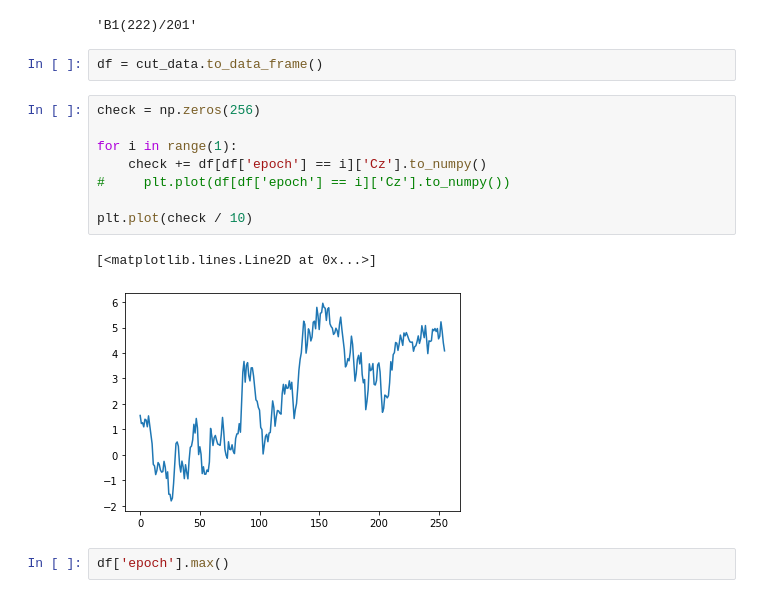
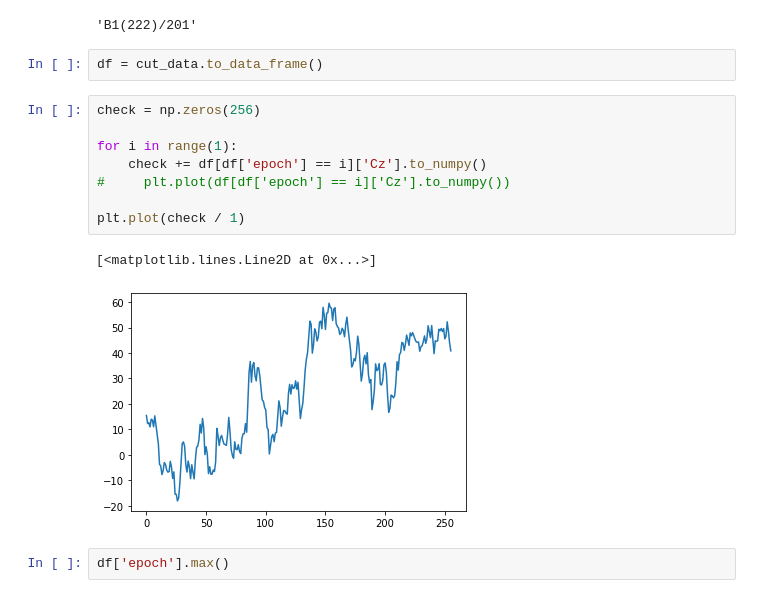
Before and after one commit to NTX-McGill/Neurotech-2023, a Jupyter notebook: siggy_ml/Exploratory Notebook.ipynb, the cells around one changed output. Cells and saved outputs as stored; diff of their text form.

```diff
--- a/siggy_ml/Exploratory Notebook.ipynb
+++ b/siggy_ml/Exploratory Notebook.ipynb
@@ -104,19 +104,19 @@ cut_data.event_id
 list(cut_data[1].event_id.keys())[0]
 # %% [output]
 'B1(222)/201'
-# %%
-df = cut_data.to_data_frame()
-# %%
-check = np.zeros(256)
-
-for i in range(1):
-    check += df[df['epoch'] == i]['Cz'].to_numpy()
-#     plt.plot(df[df['epoch'] == i]['Cz'].to_numpy())
-
-plt.plot(check / 10)
-# %% [output]
-[<matplotlib.lines.Line2D at 0x...>]
-[figure, removed]
+# %%
+df = cut_data.to_data_frame()
+# %%
+check = np.zeros(256)
+
+for i in range(1):
+    check += df[df['epoch'] == i]['Cz'].to_numpy()
+#     plt.plot(df[df['epoch'] == i]['Cz'].to_numpy())
+
+plt.plot(check / 1)
+# %% [output]
+[<matplotlib.lines.Line2D at 0x...>]
+[figure, added]
 # %%
 df['epoch'].max()
 # %% [output]
```
Also changed, not shown: parts of 4 cells of this notebook, 3 other files.
